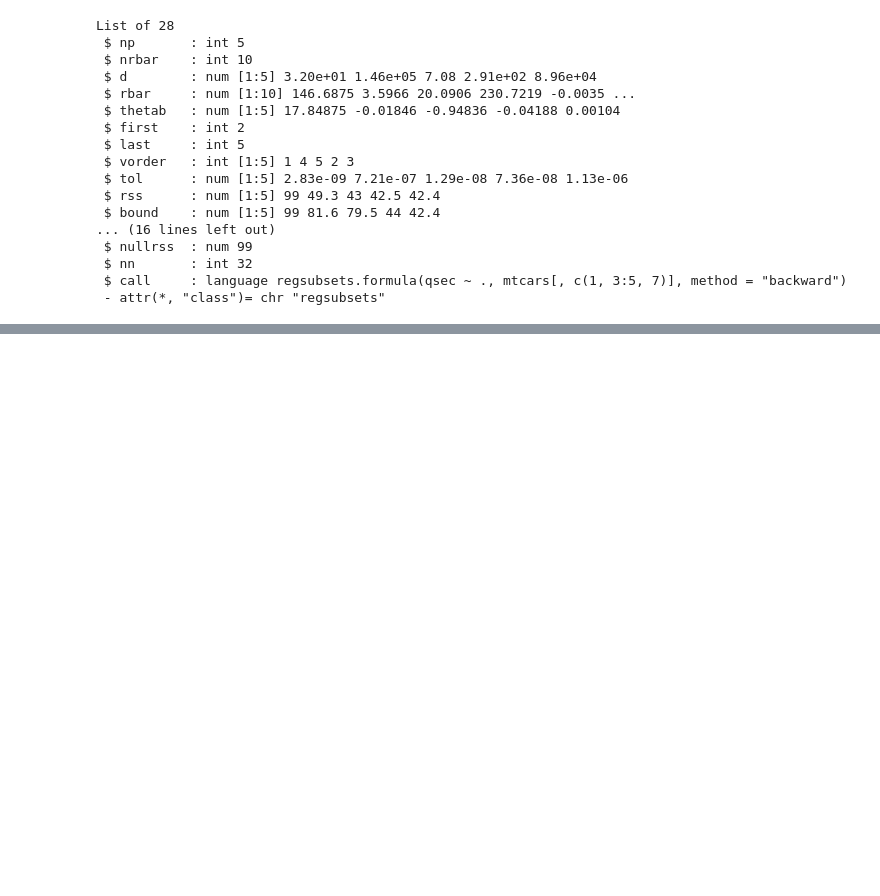
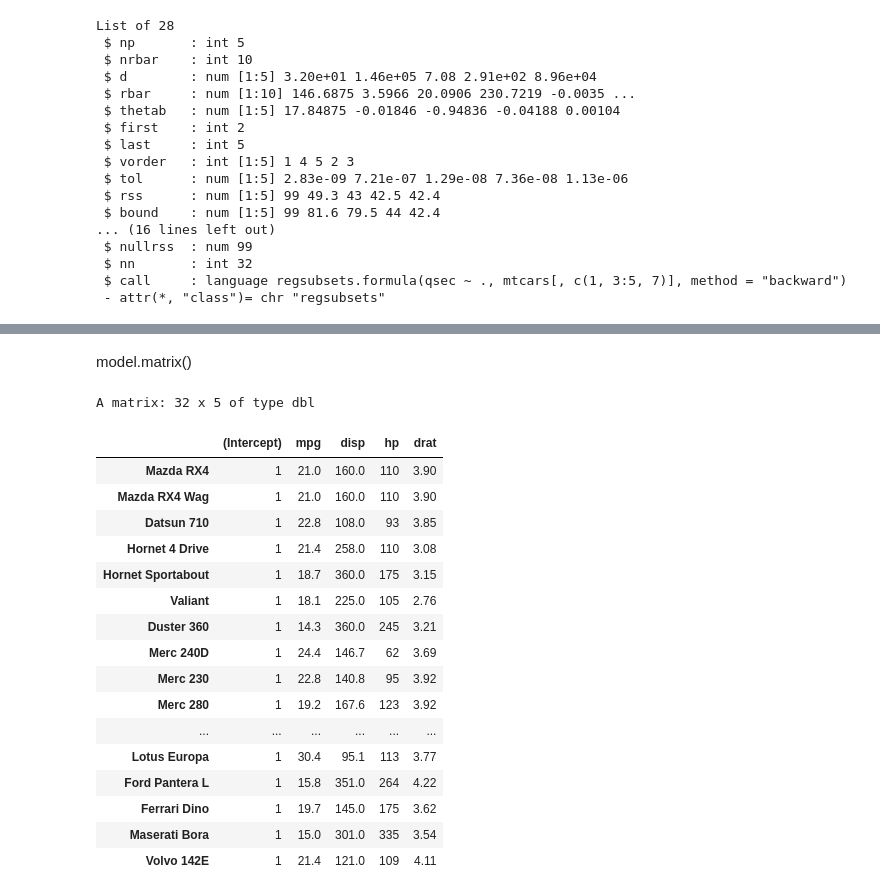
Before and after one commit to nab-iak/R_memo, a Jupyter notebook: jupyter_notebook/linear_regression_relation.ipynb, the cells around one changed output, grey strips where cells are left out. Saved outputs shown, nothing was run; the diff lists cells and outputs as text; code cells hidden in the pictures; blank space fills up the shorter version.

```diff
--- a/jupyter_notebook/linear_regression_relation.ipynb
+++ b/jupyter_notebook/linear_regression_relation.ipynb
@@ -606,0 +695,23 @@ List of 28
+# %% [markdown]
+model.matrix()
+# %%
+model.matrix(qsec~.,mtcars[,c(1,3:5,7)])
+# %% [output]
+A matrix: 32 x 5 of type dbl
+|  | (Intercept) | mpg | disp | hp | drat |
+| Mazda RX4 | 1 | 21.0 | 160.0 | 110 | 3.90 |
+| Mazda RX4 Wag | 1 | 21.0 | 160.0 | 110 | 3.90 |
+| Datsun 710 | 1 | 22.8 | 108.0 | 93 | 3.85 |
+| Hornet 4 Drive | 1 | 21.4 | 258.0 | 110 | 3.08 |
+| Hornet Sportabout | 1 | 18.7 | 360.0 | 175 | 3.15 |
+| Valiant | 1 | 18.1 | 225.0 | 105 | 2.76 |
+| Duster 360 | 1 | 14.3 | 360.0 | 245 | 3.21 |
+| Merc 240D | 1 | 24.4 | 146.7 | 62 | 3.69 |
+| Merc 230 | 1 | 22.8 | 140.8 | 95 | 3.92 |
+| Merc 280 | 1 | 19.2 | 167.6 | 123 | 3.92 |
+| ... | ... | ... | ... | ... | ... |
+| Lotus Europa | 1 | 30.4 | 95.1 | 113 | 3.77 |
+| Ford Pantera L | 1 | 15.8 | 351.0 | 264 | 4.22 |
+| Ferrari Dino | 1 | 19.7 | 145.0 | 175 | 3.62 |
+| Maserati Bora | 1 | 15.0 | 301.0 | 335 | 3.54 |
+| Volvo 142E | 1 | 21.4 | 121.0 | 109 | 4.11 |
```
Also changed, not shown: parts of 12 cells of this notebook.
